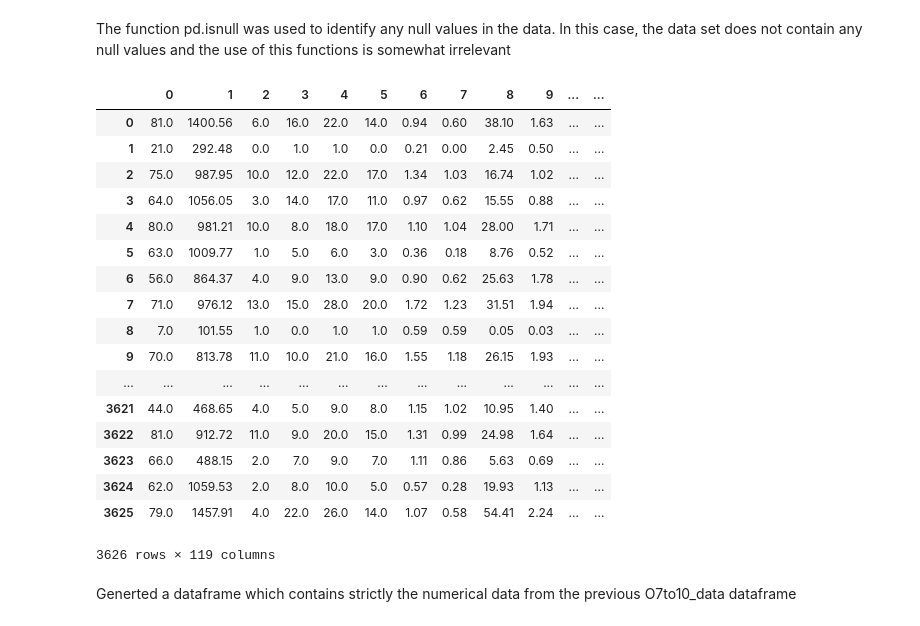
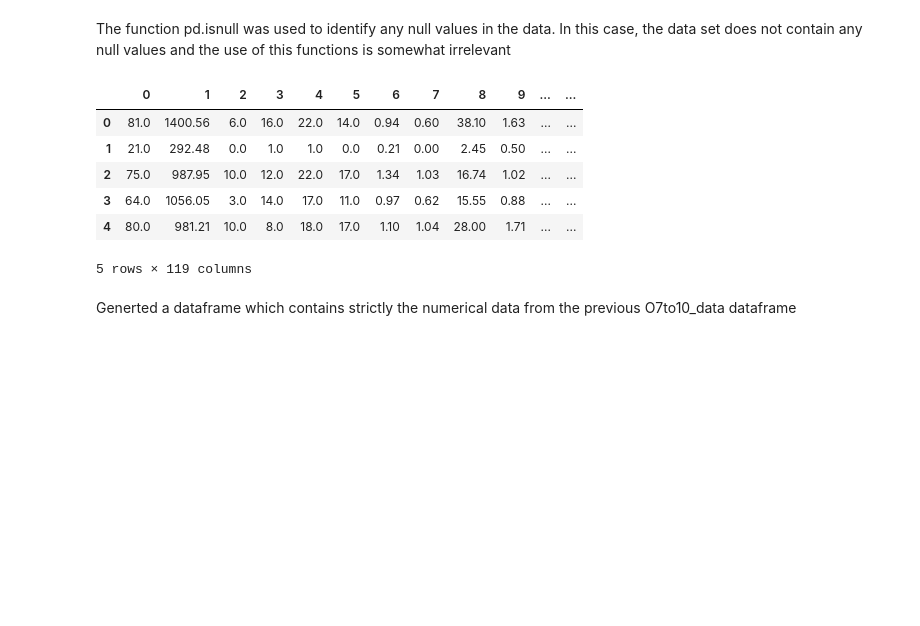
Before and after one commit to QMIND-Team/Nhl-Player-Point-Predictions, a Jupyter notebook: main.ipynb, the cells around one changed output. Cells and saved outputs as stored; diff of their text form; code cells hidden in the pictures; blank space fills up the shorter version.

```diff
--- a/main.ipynb
+++ b/main.ipynb
@@ -73,26 +62,17 @@ The function pd.isnull was used to identify any null values in the data. In this
 # %%
 num_col = datacleaning.get_col_with_no_nan(O7to10_data, 'num')
 O7to10_num_data = O7to10_data[num_col]
-O7to10_num_data
+O7to10_num_data = O7to10_num_data.T.reset_index(drop=True).T
+#O7to10_num_data = O7to10_num_data.rename(columns={118:'Target'})
+O7to10_num_data.head()
 # %% [output]
 |  | 0 | 1 | 2 | 3 | 4 | 5 | 6 | 7 | 8 | 9 | ... | ... |
 | 0 | 81.0 | 1400.56 | 6.0 | 16.0 | 22.0 | 14.0 | 0.94 | 0.60 | 38.10 | 1.63 | ... | ... |
 | 1 | 21.0 | 292.48 | 0.0 | 1.0 | 1.0 | 0.0 | 0.21 | 0.00 | 2.45 | 0.50 | ... | ... |
 | 2 | 75.0 | 987.95 | 10.0 | 12.0 | 22.0 | 17.0 | 1.34 | 1.03 | 16.74 | 1.02 | ... | ... |
 | 3 | 64.0 | 1056.05 | 3.0 | 14.0 | 17.0 | 11.0 | 0.97 | 0.62 | 15.55 | 0.88 | ... | ... |
 | 4 | 80.0 | 981.21 | 10.0 | 8.0 | 18.0 | 17.0 | 1.10 | 1.04 | 28.00 | 1.71 | ... | ... |
-| 5 | 63.0 | 1009.77 | 1.0 | 5.0 | 6.0 | 3.0 | 0.36 | 0.18 | 8.76 | 0.52 | ... | ... |
-| 6 | 56.0 | 864.37 | 4.0 | 9.0 | 13.0 | 9.0 | 0.90 | 0.62 | 25.63 | 1.78 | ... | ... |
-| 7 | 71.0 | 976.12 | 13.0 | 15.0 | 28.0 | 20.0 | 1.72 | 1.23 | 31.51 | 1.94 | ... | ... |
-| 8 | 7.0 | 101.55 | 1.0 | 0.0 | 1.0 | 1.0 | 0.59 | 0.59 | 0.05 | 0.03 | ... | ... |
-| 9 | 70.0 | 813.78 | 11.0 | 10.0 | 21.0 | 16.0 | 1.55 | 1.18 | 26.15 | 1.93 | ... | ... |
-| ... | ... | ... | ... | ... | ... | ... | ... | ... | ... | ... | ... | ... |
-| 3621 | 44.0 | 468.65 | 4.0 | 5.0 | 9.0 | 8.0 | 1.15 | 1.02 | 10.95 | 1.40 | ... | ... |
-| 3622 | 81.0 | 912.72 | 11.0 | 9.0 | 20.0 | 15.0 | 1.31 | 0.99 | 24.98 | 1.64 | ... | ... |
-| 3623 | 66.0 | 488.15 | 2.0 | 7.0 | 9.0 | 7.0 | 1.11 | 0.86 | 5.63 | 0.69 | ... | ... |
-| 3624 | 62.0 | 1059.53 | 2.0 | 8.0 | 10.0 | 5.0 | 0.57 | 0.28 | 19.93 | 1.13 | ... | ... |
-| 3625 | 79.0 | 1457.91 | 4.0 | 22.0 | 26.0 | 14.0 | 1.07 | 0.58 | 54.41 | 2.24 | ... | ... |
-3626 rows × 119 columns
+5 rows × 119 columns
 # %% [markdown]
 Generted a dataframe which contains strictly the numerical data from the previous O7to10_data dataframe
 # %%
```
Also changed, not shown: parts of 7 cells of this notebook.
